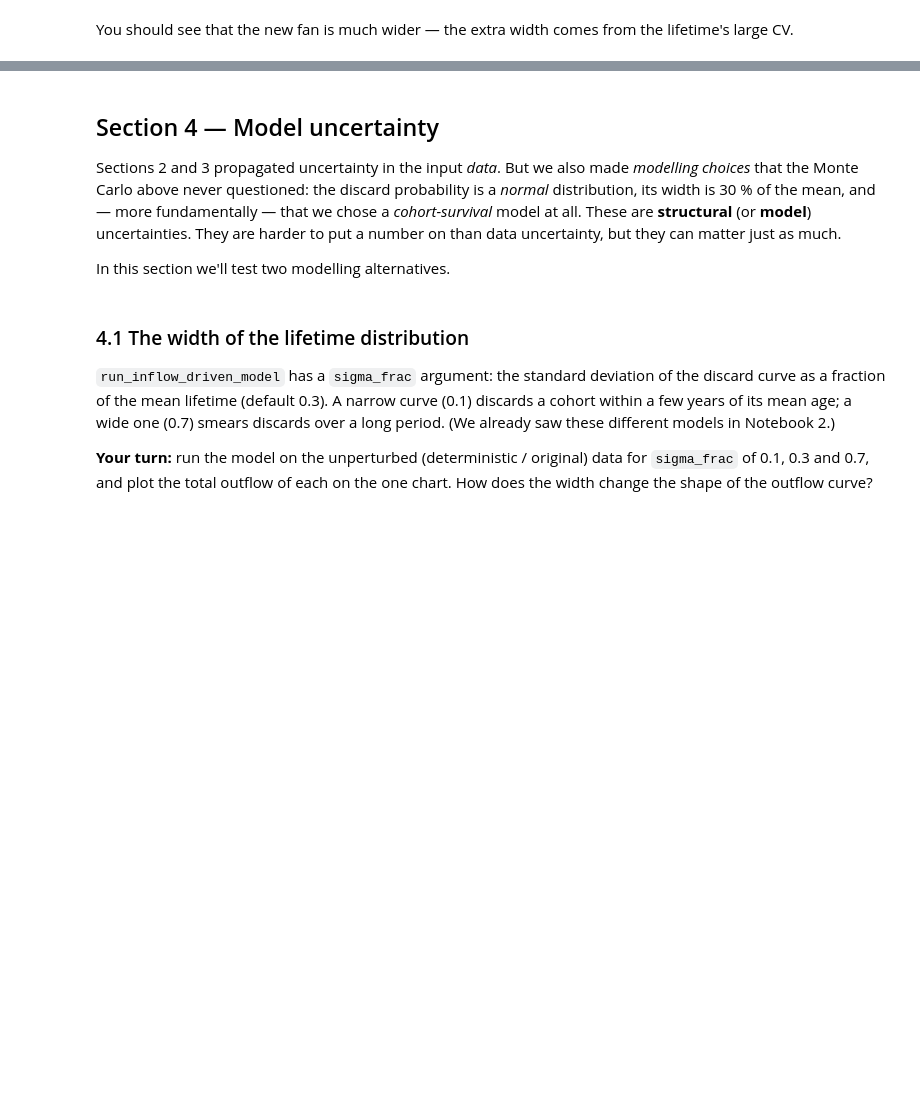
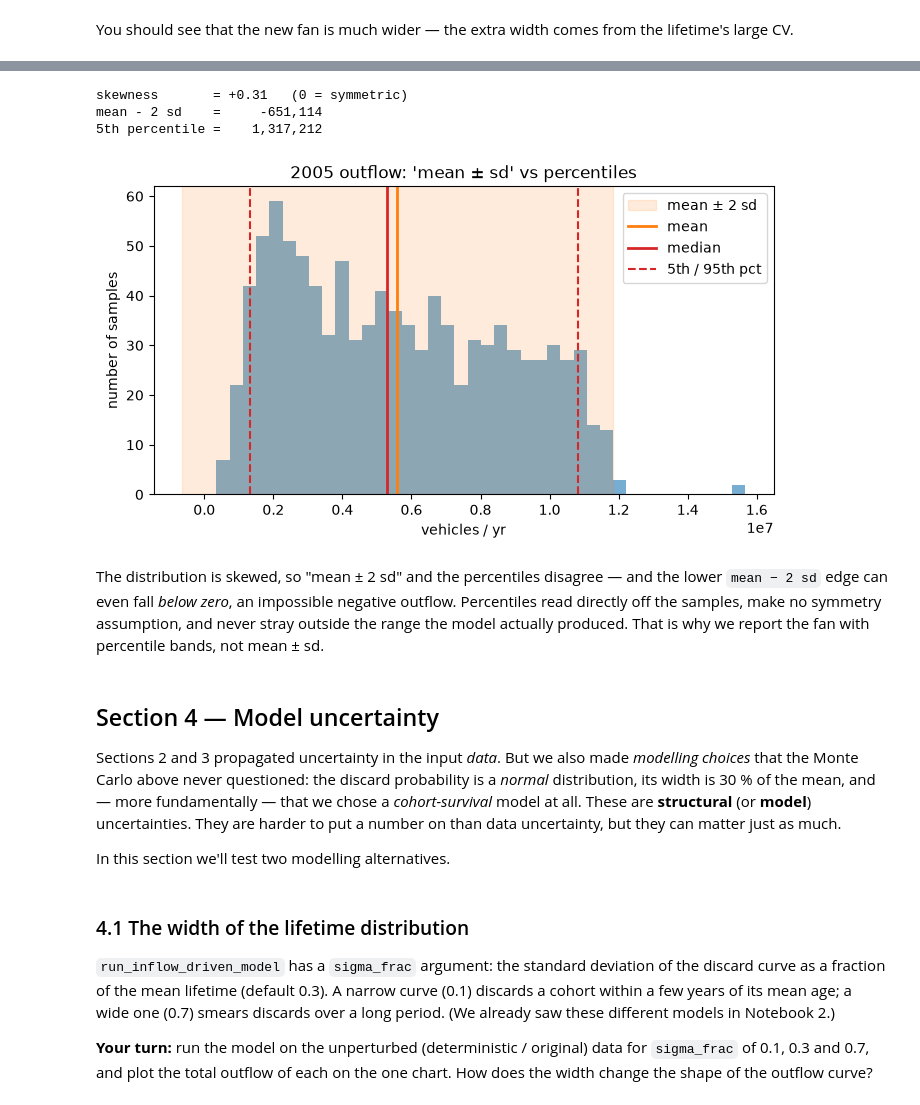
Before and after one commit to jerrysong0128/ISIE-SEM_Summer_School_2026, a Jupyter notebook: 2_focus_groups/21_Monte-Carlo_Rick_Lupton/full/Bath_dMFA_2026_Software_6_Uncertainty.ipynb, the cells around one changed output, grey strips where cells are left out. Drawn from its saved outputs; the diff is of its cells as text; code cells hidden in the pictures; blank space fills up the shorter version.

```diff
--- a/2_focus_groups/21_Monte-Carlo_Rick_Lupton/full/Bath_dMFA_2026_Software_6_Uncertainty.ipynb
+++ b/2_focus_groups/21_Monte-Carlo_Rick_Lupton/full/Bath_dMFA_2026_Software_6_Uncertainty.ipynb
@@ -578,3 +646,31 @@ the lifetime's large CV.
+# %%
+x = O_samples_3[:, t_2005]
+mean, sd = x.mean(), x.std()
+p5, p50, p95 = np.percentile(x, [5, 50, 95])
+print(f"skewness       = {scipy.stats.skew(x):+.2f}   (0 = symmetric)")
+print(f"mean - 2 sd    = {mean - 2 * sd:>12,.0f}")
+print(f"5th percentile = {p5:>12,.0f}")
+# %% [output]
+skewness       = +0.31   (0 = symmetric)
+mean - 2 sd    =     -651,114
+5th percentile =    1,317,212
+# %%
+plt.figure(figsize=(8, 4))
+plt.hist(x, bins=40, color="C0", alpha=0.6)
+plt.axvspan(mean - 2 * sd, mean + 2 * sd, color="C1", alpha=0.15, label="mean ± 2 sd")
+plt.axvline(mean, color="C1", lw=2, label="mean")
+plt.axvline(p50, color="C3", lw=2, label="median")
+plt.axvline(p5, color="C3", ls="--"); plt.axvline(p95, color="C3", ls="--", label="5th / 95th pct")
+plt.title("2005 outflow: 'mean ± sd' vs percentiles")
+plt.xlabel("vehicles / yr"); plt.ylabel("number of samples"); plt.legend();
+# %% [output]
+[figure, added]
+# %% [markdown]
+The distribution is skewed, so "mean ± 2 sd" and the percentiles disagree — and
+the lower `mean − 2 sd` edge can even fall *below zero*, an impossible negative
+outflow. Percentiles read directly off the samples, make no symmetry assumption,
+and never stray outside the range the model actually produced. That is why we
+report the fan with percentile bands, not mean ± sd.
 # %% [markdown]
 ## Section 4 — Model uncertainty
 
```
Also changed, not shown: parts of 22 cells of this notebook, 10 other files.
